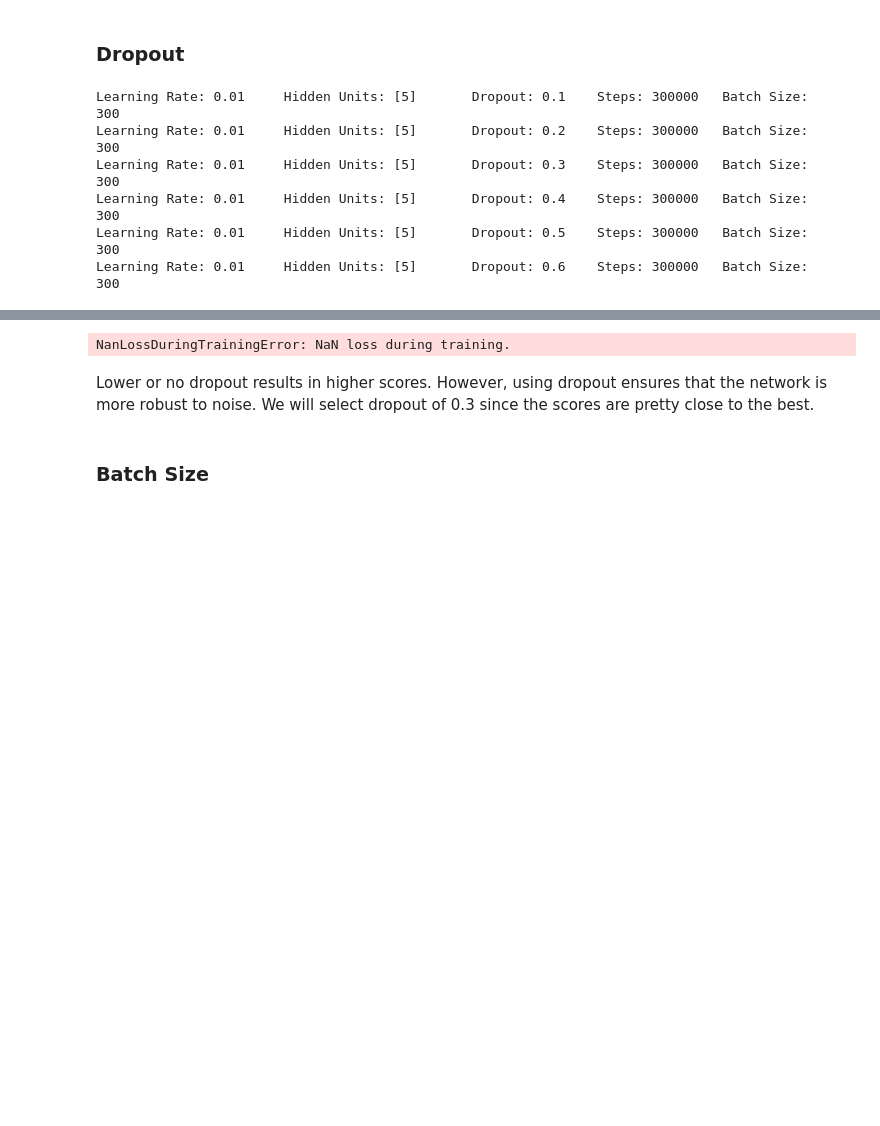
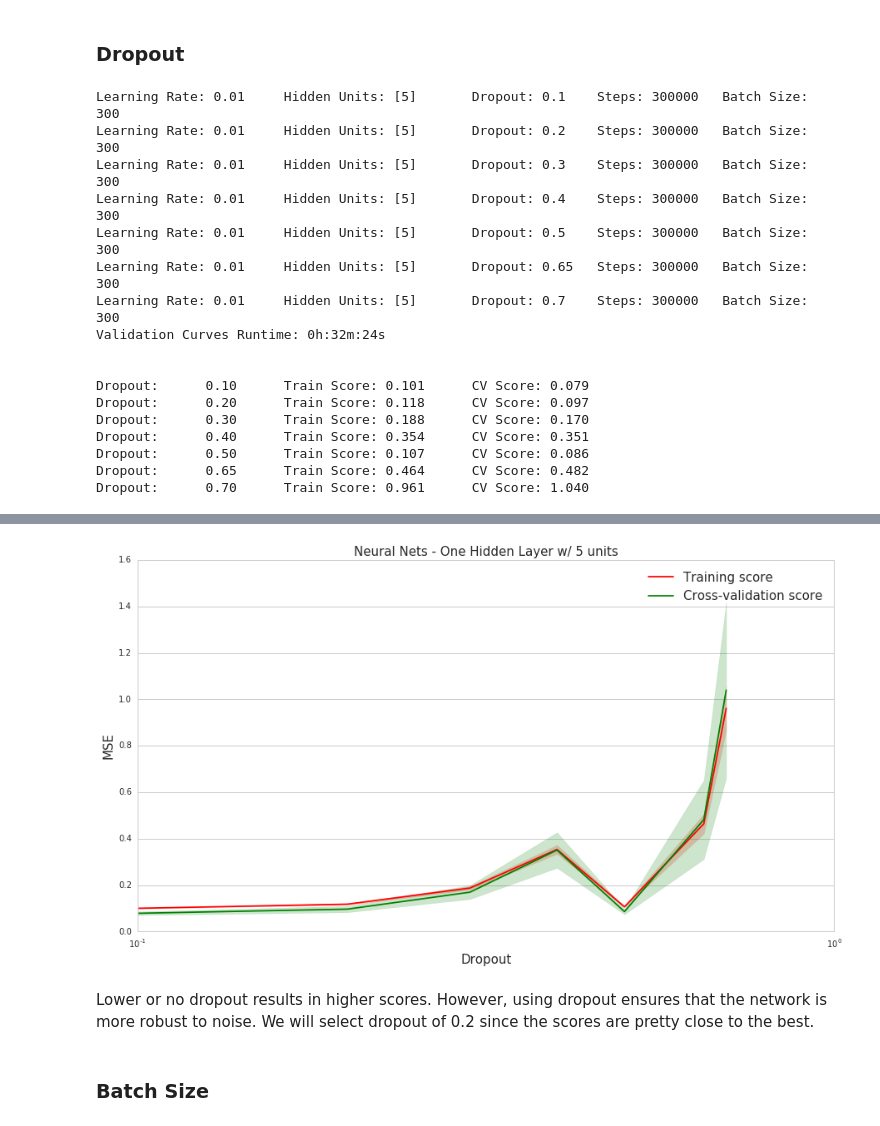
Before and after one commit to rvishakh/udacity, a Jupyter notebook: MLND/capstone/didi/implement_nn.ipynb, the cells around one changed output, grey strips where cells are left out. Saved outputs shown, nothing was run; the diff lists cells and outputs as text; code cells hidden in the pictures; blank space fills up the shorter version.

Commit message:
more results with single hidden layer

```diff
--- a/MLND/capstone/didi/implement_nn.ipynb
+++ b/MLND/capstone/didi/implement_nn.ipynb
@@ -882,10 +897,10 @@ We will select 300000 as number of steps - this results in low training & CV sco
 plot_validation_curve(X=train_dataset,
                       y=train_labels,
                       param_name='Dropout',
-                      param_range=[0.1,0.2,0.3,0.4,0.5,0.7,0.8],
+                      param_range=[0.1,0.2,0.3,0.4,0.5,0.65,0.7],
                       learning_list=[0.01],
                       hidden_list=[[5]],
-                      dropout_list=[0.1,0.2,0.3,0.4,0.5,0.7,0.8],
+                      dropout_list=[0.1,0.2,0.3,0.4,0.5,0.65,0.7],
                       steps_list=[300000],
                       batch_list=[300],
                       plot_title='Neural Nets - One Hidden Layer w/ 5 units',
@@ -897,4 +912,15 @@ Learning Rate: 0.01     Hidden Units: [5]       Dropout: 0.2    Steps: 300000
 Learning Rate: 0.01     Hidden Units: [5]       Dropout: 0.3    Steps: 300000   Batch Size:   300
 Learning Rate: 0.01     Hidden Units: [5]       Dropout: 0.4    Steps: 300000   Batch Size:   300
 Learning Rate: 0.01     Hidden Units: [5]       Dropout: 0.5    Steps: 300000   Batch Size:   300
-Learning Rate: 0.01     Hidden Units: [5]       Dropout: 0.6    Steps: 300000   Batch Size:   300
+Learning Rate: 0.01     Hidden Units: [5]       Dropout: 0.65   Steps: 300000   Batch Size:   300
+Learning Rate: 0.01     Hidden Units: [5]       Dropout: 0.7    Steps: 300000   Batch Size:   300
+Validation Curves Runtime: 0h:32m:24s
+
+
+Dropout:      0.10      Train Score: 0.101      CV Score: 0.079
+Dropout:      0.20      Train Score: 0.118      CV Score: 0.097
+Dropout:      0.30      Train Score: 0.188      CV Score: 0.170
+Dropout:      0.40      Train Score: 0.354      CV Score: 0.351
+Dropout:      0.50      Train Score: 0.107      CV Score: 0.086
+Dropout:      0.65      Train Score: 0.464      CV Score: 0.482
+Dropout:      0.70      Train Score: 0.961      CV Score: 1.040
@@ -902,6 +927,6 @@ ERROR:tensorflow:Model diverged with loss = NaN.
-NanLossDuringTrainingError: NaN loss during training.
+[figure, added]
 # %% [markdown]
-Lower or no dropout results in higher scores. However, using dropout ensures that the network is more robust to noise. We will select dropout of 0.3 since the scores are pretty close to the best.
+Lower or no dropout results in higher scores. However, using dropout ensures that the network is more robust to noise. We will select dropout of 0.2 since the scores are pretty close to the best.
 # %% [markdown]
 ### Batch Size
 # %%
```
Also changed, not shown: parts of 8 cells of this notebook.
